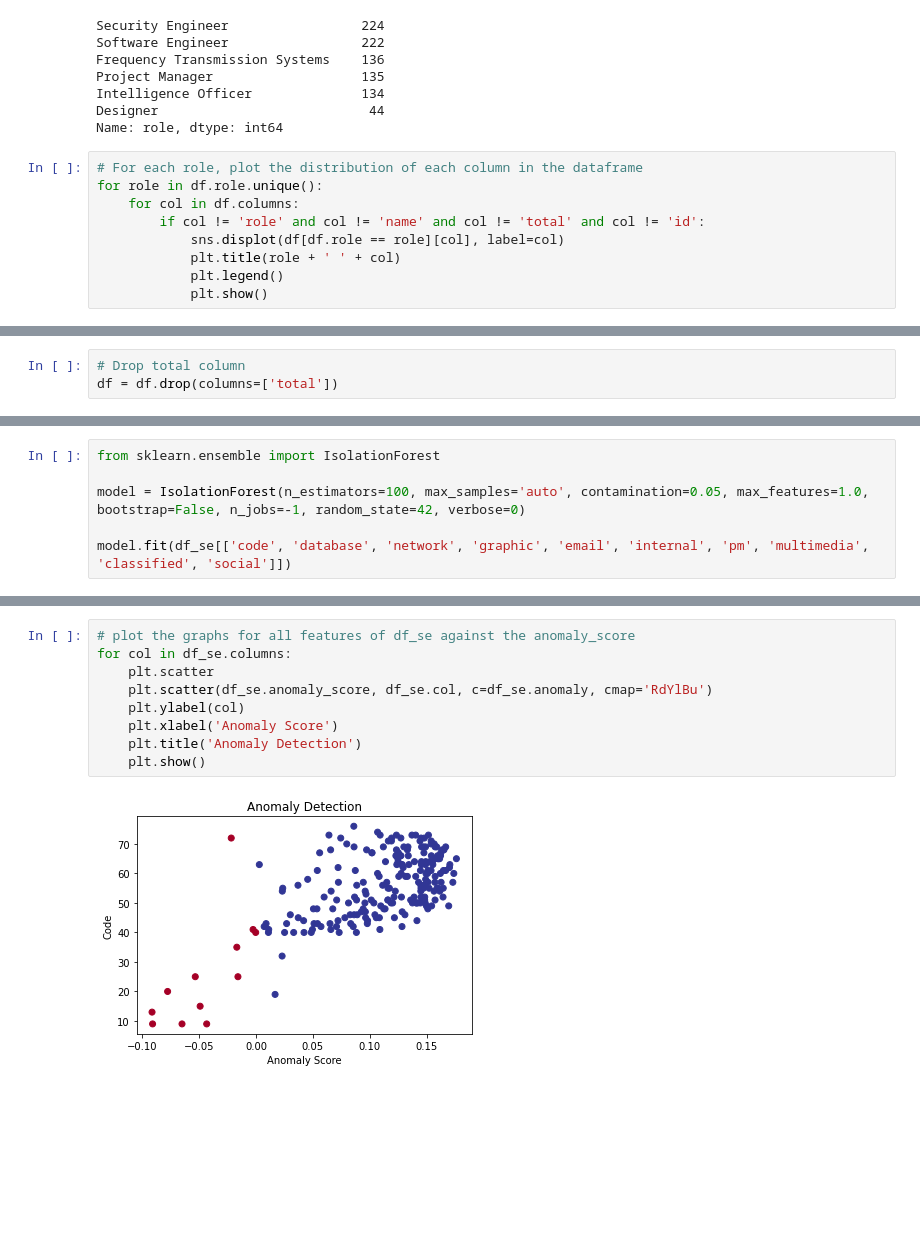
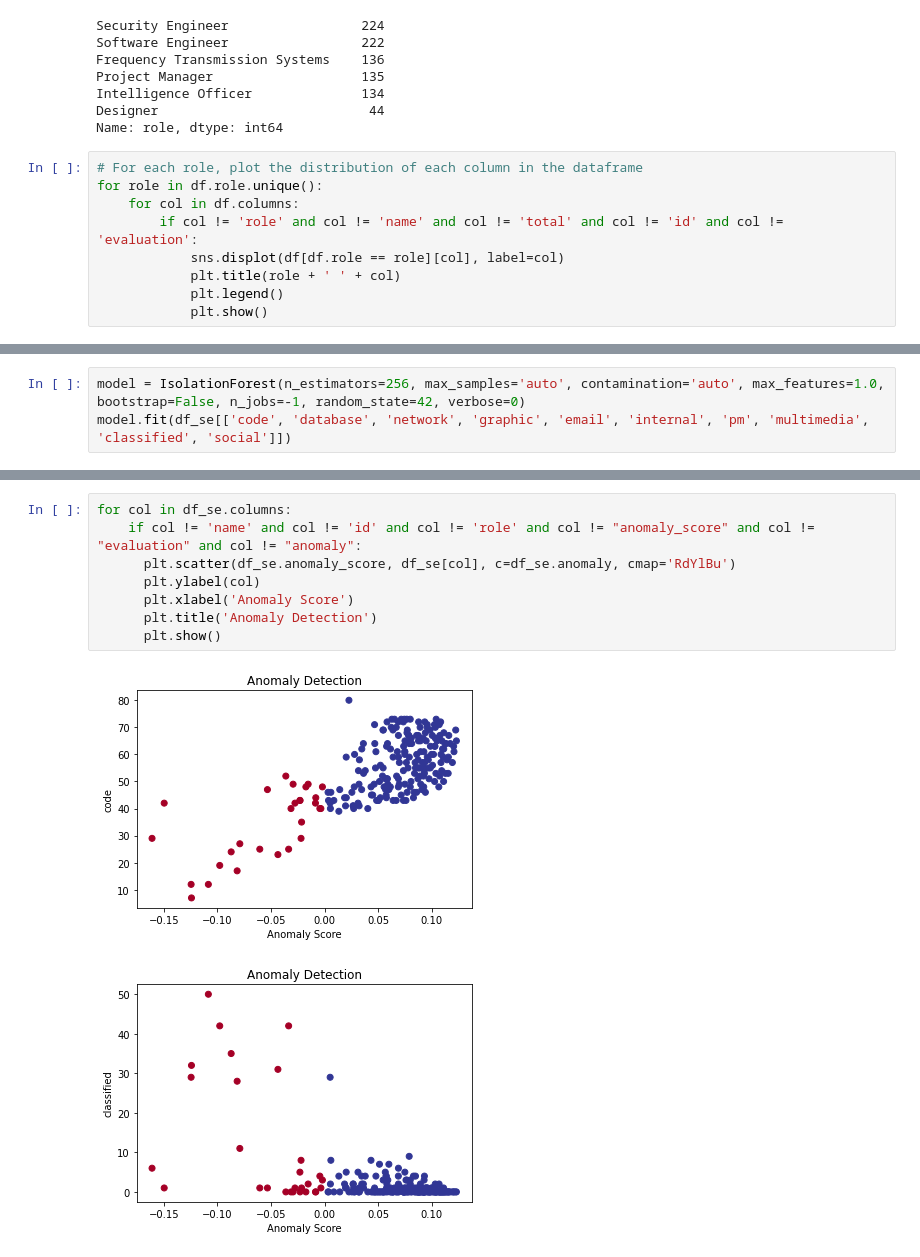
Before and after one commit to Nate8888/TigerGraphHack, a Jupyter notebook: Insider_Threat_Anomaly_Detection.ipynb, the cells around one changed output, grey strips where cells are left out. Saved outputs shown, nothing was run; the diff lists cells and outputs as text; blank space fills up the shorter version.

```diff
--- a/Insider_Threat_Anomaly_Detection.ipynb
+++ b/Insider_Threat_Anomaly_Detection.ipynb
@@ -30,7 +31,7 @@ Name: role, dtype: int64
 # For each role, plot the distribution of each column in the dataframe
 for role in df.role.unique():
     for col in df.columns:
-        if col != 'role' and col != 'name' and col != 'total' and col != 'id':
+        if col != 'role' and col != 'name' and col != 'total' and col != 'id' and col != 'evaluation':
             sns.displot(df[df.role == role][col], label=col)
             plt.title(role + ' ' + col)
             plt.legend()
@@ -51,7 +52,4 @@ for role in df.role.unique():
 ... (48 outputs left out)
-# %%
-# Drop total column
-df = df.drop(columns=['total'])
 # %%
 df.head()
 # %% [output]
@@ -81,7 +79,4 @@ df_se
 # %%
-from sklearn.ensemble import IsolationForest
-
-model = IsolationForest(n_estimators=100, max_samples='auto', contamination=0.05, max_features=1.0, bootstrap=False, n_jobs=-1, random_state=42, verbose=0)
-
+model = IsolationForest(n_estimators=256, max_samples='auto', contamination='auto', max_features=1.0, bootstrap=False, n_jobs=-1, random_state=42, verbose=0)
 model.fit(df_se[['code', 'database', 'network', 'graphic', 'email', 'internal', 'pm', 'multimedia', 'classified', 'social']])
 # %% [output]
@@ -136,11 +135,11 @@ df_se[df_se.anomaly == -1]
 # %%
-# plot the graphs for all features of df_se against the anomaly_score
 for col in df_se.columns:
-    plt.scatter
-    plt.scatter(df_se.anomaly_score, df_se.col, c=df_se.anomaly, cmap='RdYlBu')
-    plt.ylabel(col)
-    plt.xlabel('Anomaly Score')
-    plt.title('Anomaly Detection')
-    plt.show()
+    if col != 'name' and col != 'id' and col != 'role' and col != "anomaly_score" and col != "evaluation" and col != "anomaly":
+      plt.scatter(df_se.anomaly_score, df_se[col], c=df_se.anomaly, cmap='RdYlBu')
+      plt.ylabel(col)
+      plt.xlabel('Anomaly Score')
+      plt.title('Anomaly Detection')
+      plt.show()
 # %% [output]
-[figure, old version]
+[figure, new version]
+[figure, added]
```
Also changed, not shown: parts of 16 cells of this notebook, 1 other file.
